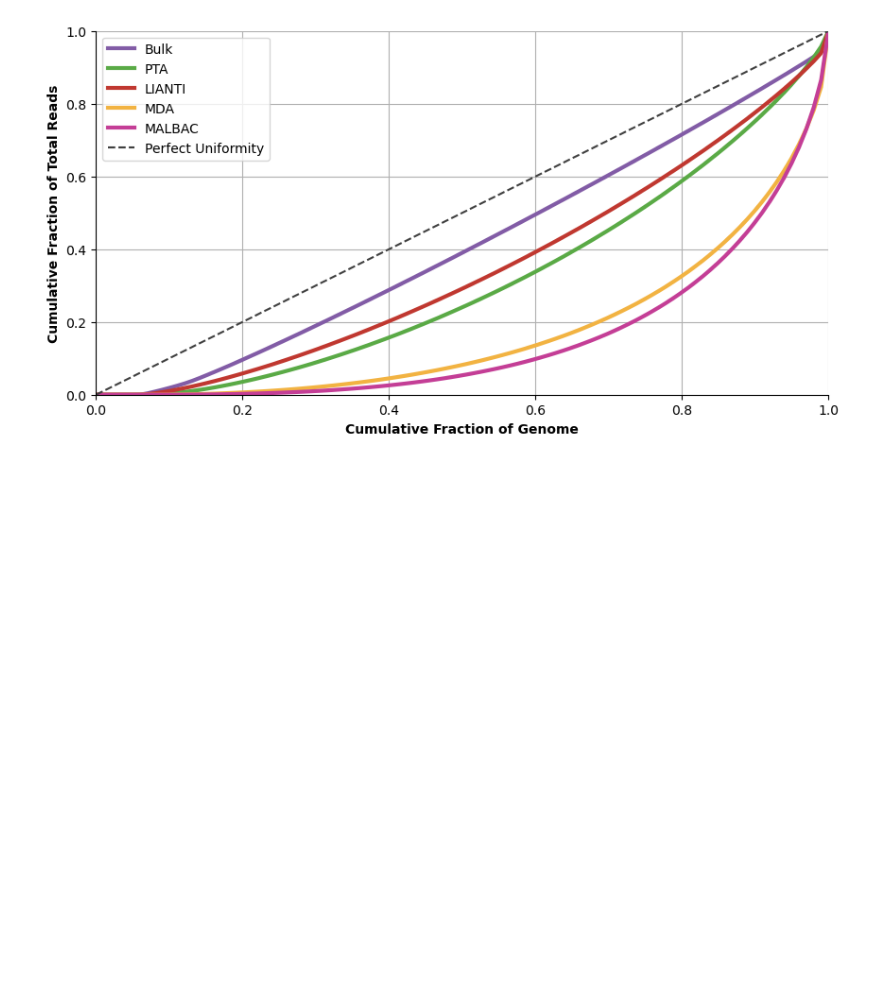
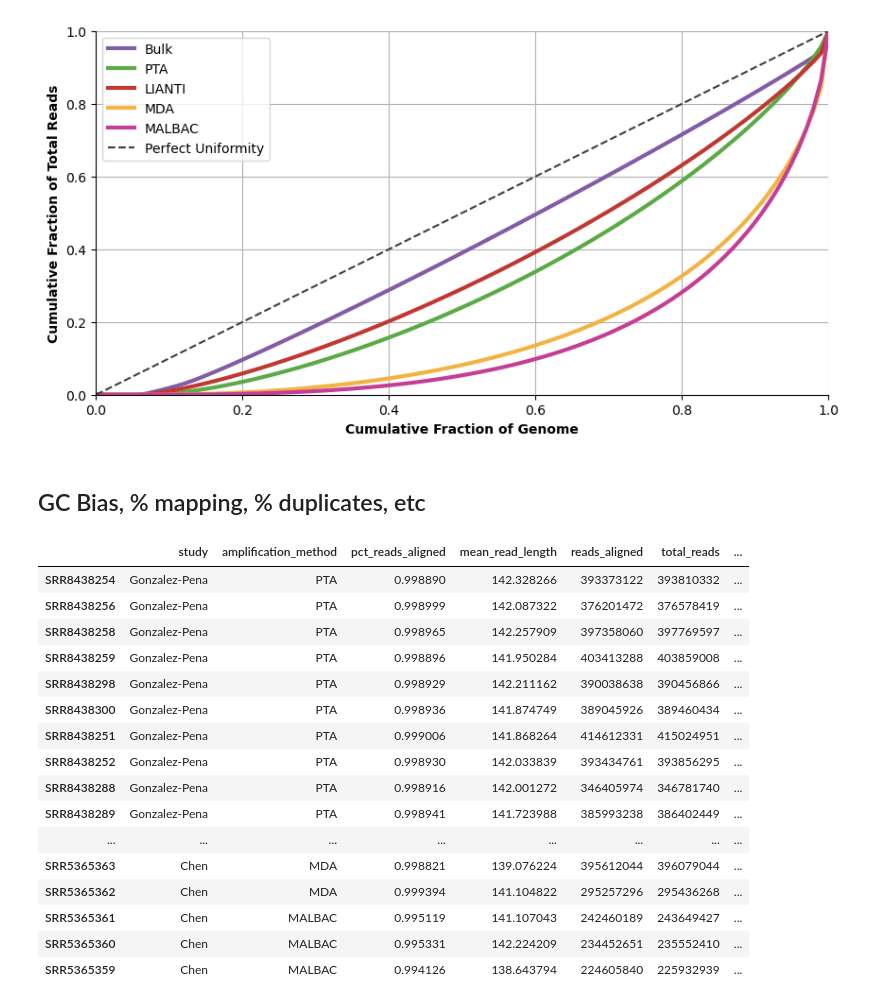
Before and after one commit to SrivatsanLab/SPC_genome, a Jupyter notebook: notebooks/benchmarking.ipynb, the cells around one changed output. Drawn from its saved outputs; the diff is of its cells as text; code cells hidden in the pictures; blank space fills up the shorter version.

```diff
--- a/notebooks/benchmarking.ipynb
+++ b/notebooks/benchmarking.ipynb
@@ -144,3 +146,5 @@ plt.ylabel('Cumulative Fraction of Total Reads', fontdict={'weight':'bold'})
 # %% [output]
 Text(0, 0.5, 'Cumulative Fraction of Total Reads')
 [figure]
+# %% [markdown]
+## GC Bias, % mapping, % duplicates, etc
@@ -146,0 +159,22 @@ Text(0, 0.5, 'Cumulative Fraction of Total Reads')
+# %%
+metrics = pd.concat([PTA_metrics, LIANTI_metrics])
+meta = pd.merge(meta, metrics, left_index=True, right_index=True)
+meta
+# %% [output]
+|  | study | amplification_method | pct_reads_aligned | mean_read_length | reads_aligned | total_reads | ... |
+| SRR8438254 | Gonzalez-Pena | PTA | 0.998890 | 142.328266 | 393373122 | 393810332 | ... |
+| SRR8438256 | Gonzalez-Pena | PTA | 0.998999 | 142.087322 | 376201472 | 376578419 | ... |
+| SRR8438258 | Gonzalez-Pena | PTA | 0.998965 | 142.257909 | 397358060 | 397769597 | ... |
+| SRR8438259 | Gonzalez-Pena | PTA | 0.998896 | 141.950284 | 403413288 | 403859008 | ... |
+| SRR8438298 | Gonzalez-Pena | PTA | 0.998929 | 142.211162 | 390038638 | 390456866 | ... |
+| SRR8438300 | Gonzalez-Pena | PTA | 0.998936 | 141.874749 | 389045926 | 389460434 | ... |
+| SRR8438251 | Gonzalez-Pena | PTA | 0.999006 | 141.868264 | 414612331 | 415024951 | ... |
+| SRR8438252 | Gonzalez-Pena | PTA | 0.998930 | 142.033839 | 393434761 | 393856295 | ... |
+| SRR8438288 | Gonzalez-Pena | PTA | 0.998916 | 142.001272 | 346405974 | 346781740 | ... |
+| SRR8438289 | Gonzalez-Pena | PTA | 0.998941 | 141.723988 | 385993238 | 386402449 | ... |
+| ... | ... | ... | ... | ... | ... | ... | ... |
+| SRR5365363 | Chen | MDA | 0.998821 | 139.076224 | 395612044 | 396079044 | ... |
+| SRR5365362 | Chen | MDA | 0.999394 | 141.104822 | 295257296 | 295436268 | ... |
+| SRR5365361 | Chen | MALBAC | 0.995119 | 141.107043 | 242460189 | 243649427 | ... |
+| SRR5365360 | Chen | MALBAC | 0.995331 | 142.224209 | 234452651 | 235552410 | ... |
+| SRR5365359 | Chen | MALBAC | 0.994126 | 138.643794 | 224605840 | 225932939 | ... |
```
Also changed, not shown: parts of 6 cells of this notebook, 2 other files.
